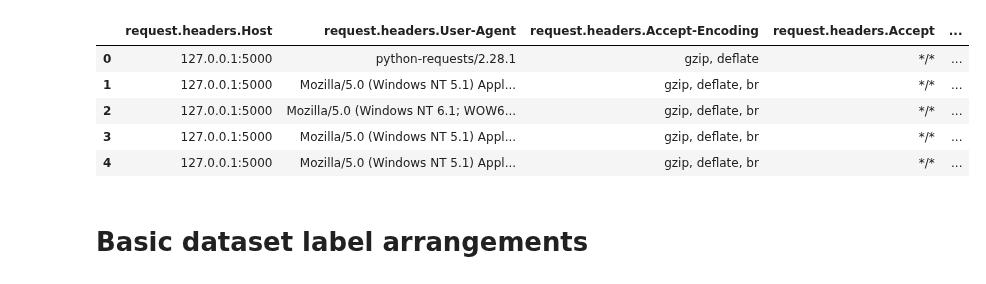
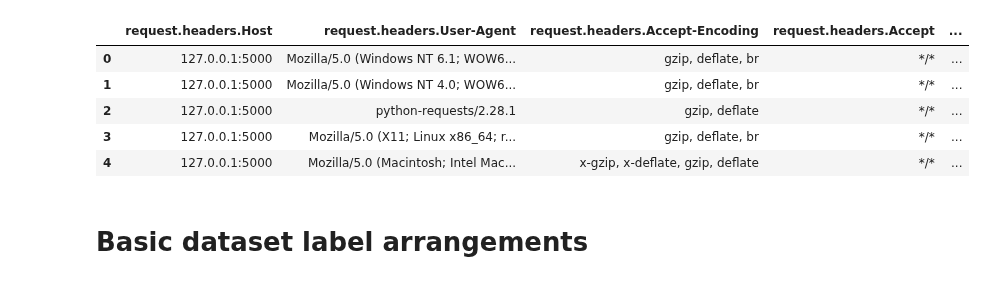
Before and after one commit to chenshtynmetz/CiscoCompetition, a Jupyter notebook: Dataset4_attackType.ipynb, the cells around one changed output. Drawn from its saved outputs; the diff is of its cells as text; code cells hidden in the pictures.

```diff
--- a/Dataset4_attackType.ipynb
+++ b/Dataset4_attackType.ipynb
@@ -1,39 +1,39 @@
 # %%
 # Imports, settings and first dataset view
 import pandas as pd
 import seaborn as sns
 import numpy as np
 import json
 
 from sklearn.feature_extraction.text import CountVectorizer, HashingVectorizer
 from sklearn.preprocessing import LabelEncoder
 from sklearn.model_selection import train_test_split
 from sklearn.ensemble import RandomForestClassifier
 from sklearn.metrics import confusion_matrix, classification_report
 from collections import Counter
 import matplotlib.pyplot as plt
 
 # Set pandas to show all columns when you print a dataframe
 pd.set_option('display.max_columns', None)
 
 # Global setting here you choose the dataset number and classification type for the model
-dataset_number = 3 # Options are [1, 2, 3, 4]
+dataset_number = 4 # Options are [1, 2, 3, 4]
 test_type = 'attack_type' # Options are ['label', 'attack_type']
 
 # Read the json and read it to a pandas dataframe object, you can change these settings
 with open(f'./dataset_{str(dataset_number)}_train.json') as file:
     raw_ds = json.load(file)
 df = pd.json_normalize(raw_ds, max_level=2)
 
 # Shoe the first five lines of the dataframe to see if everything was read accordingly
 df.head()
 # %% [output]
 |  | request.headers.Host | request.headers.User-Agent | request.headers.Accept-Encoding | request.headers.Accept | ... |
-| 0 | 127.0.0.1:5000 | python-requests/2.28.1 | gzip, deflate | */* | ... |
-| 1 | 127.0.0.1:5000 | Mozilla/5.0 (Windows NT 5.1) Appl... | gzip, deflate, br | */* | ... |
-| 2 | 127.0.0.1:5000 | Mozilla/5.0 (Windows NT 6.1; WOW6... | gzip, deflate, br | */* | ... |
-| 3 | 127.0.0.1:5000 | Mozilla/5.0 (Windows NT 5.1) Appl... | gzip, deflate, br | */* | ... |
-| 4 | 127.0.0.1:5000 | Mozilla/5.0 (Windows NT 5.1) Appl... | gzip, deflate, br | */* | ... |
+| 0 | 127.0.0.1:5000 | Mozilla/5.0 (Windows NT 6.1; WOW6... | gzip, deflate, br | */* | ... |
+| 1 | 127.0.0.1:5000 | Mozilla/5.0 (Windows NT 4.0; WOW6... | gzip, deflate, br | */* | ... |
+| 2 | 127.0.0.1:5000 | python-requests/2.28.1 | gzip, deflate | */* | ... |
+| 3 | 127.0.0.1:5000 | Mozilla/5.0 (X11; Linux x86_64; r... | gzip, deflate, br | */* | ... |
+| 4 | 127.0.0.1:5000 | Mozilla/5.0 (Macintosh; Intel Mac... | x-gzip, x-deflate, gzip, deflate | */* | ... |
 # %% [markdown]
 # Basic dataset label arrangements
 # %%
```
Also changed, not shown: parts of 31 cells of this notebook.
